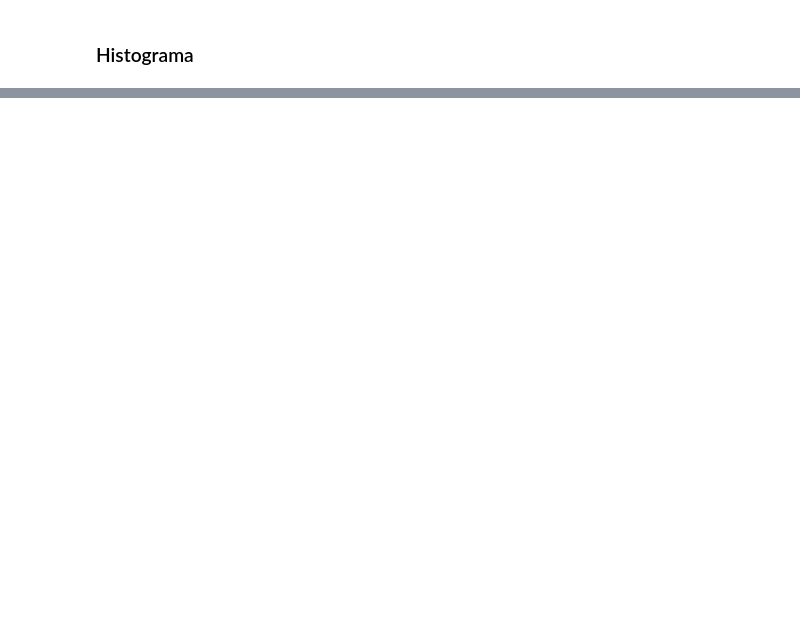
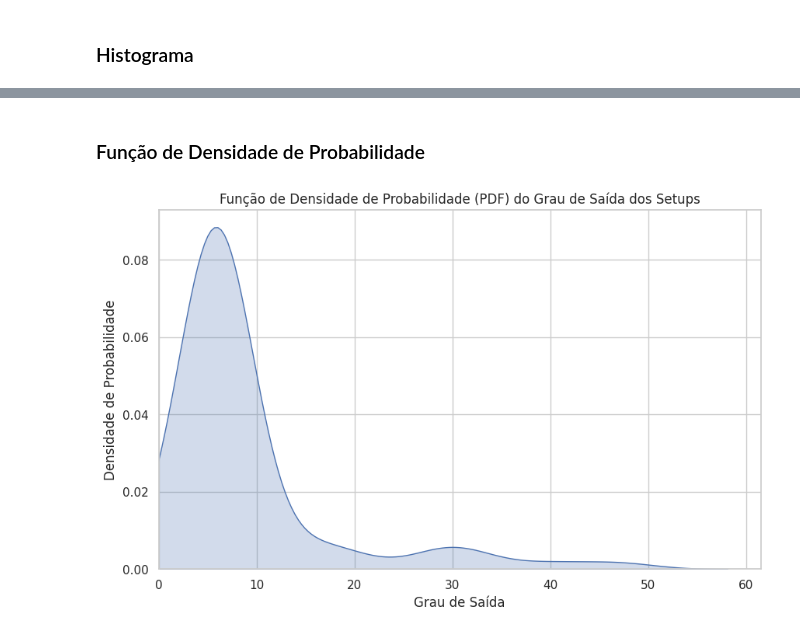
Before and after one commit to rikdantas/Algoritmos-Estruturas-Dados-II, a Jupyter notebook: week06/week06_T1U2.ipynb, the cells around one changed output, grey strips where cells are left out. Saved outputs shown, nothing was run; the diff lists cells and outputs as text; code cells hidden in the pictures; blank space fills up the shorter version.

```diff
--- a/week06/week06_T1U2.ipynb
+++ b/week06/week06_T1U2.ipynb
@@ -253,0 +243,23 @@ Como pode ser visto acima, o número de cobinações foi reduzido drasticamente.
+# %% [markdown]
+### Função de Densidade de Probabilidade
+# %%
+out_degrees = dict(pieces_graph.degree)
+
+# Converter os graus de saída em uma lista
+out_degree_list = list(out_degrees.values())
+
+# Usar Seaborn para criar o gráfico da Função de Densidade de Probabilidade (PDF)
+sns.set(style="whitegrid")
+plt.figure(figsize=(10, 6))
+
+sns.kdeplot(out_degree_list, color="b", fill=True)
+plt.title("Função de Densidade de Probabilidade (PDF) do Grau de Saída dos Setups")
+plt.xlabel("Grau de Saída")
+plt.ylabel("Densidade de Probabilidade")
+
+# Limitar o eixo x a valores positivos
+plt.xlim(left=0)
+
+plt.show()
+# %% [output]
+[figure, added]
```
Also changed, not shown: parts of 14 cells of this notebook.
